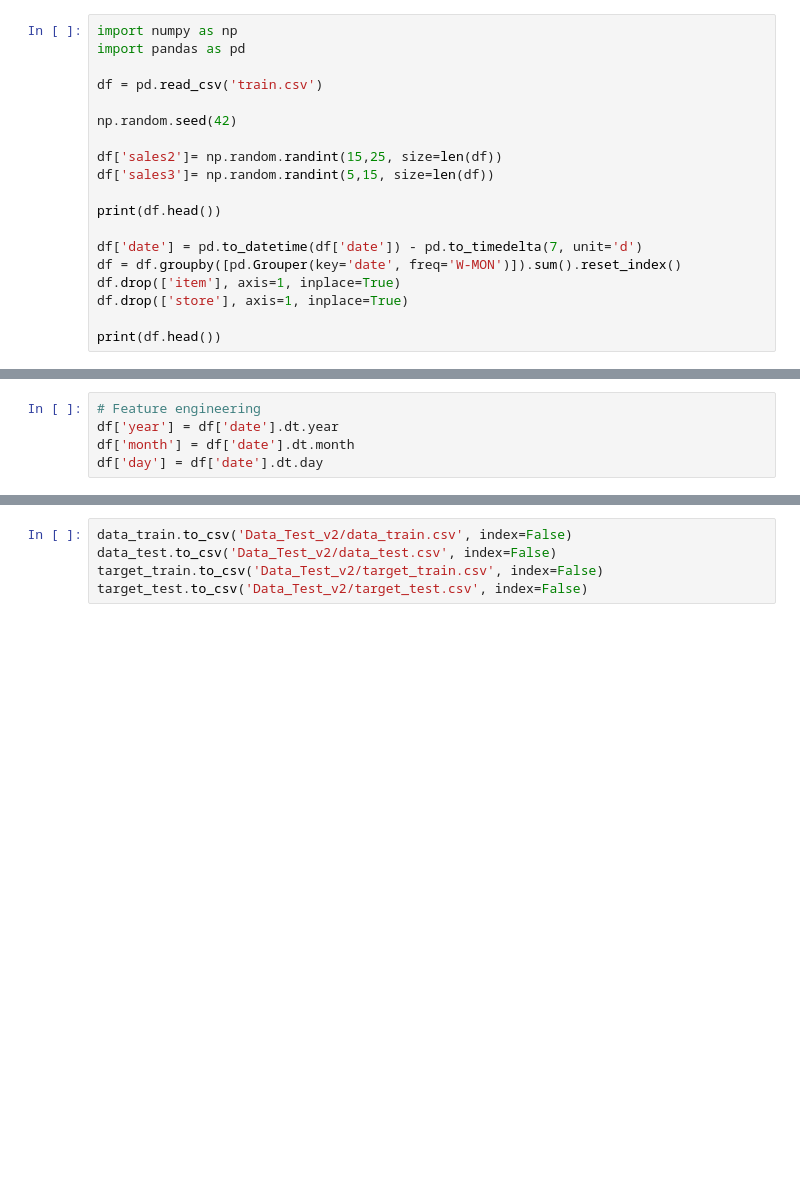
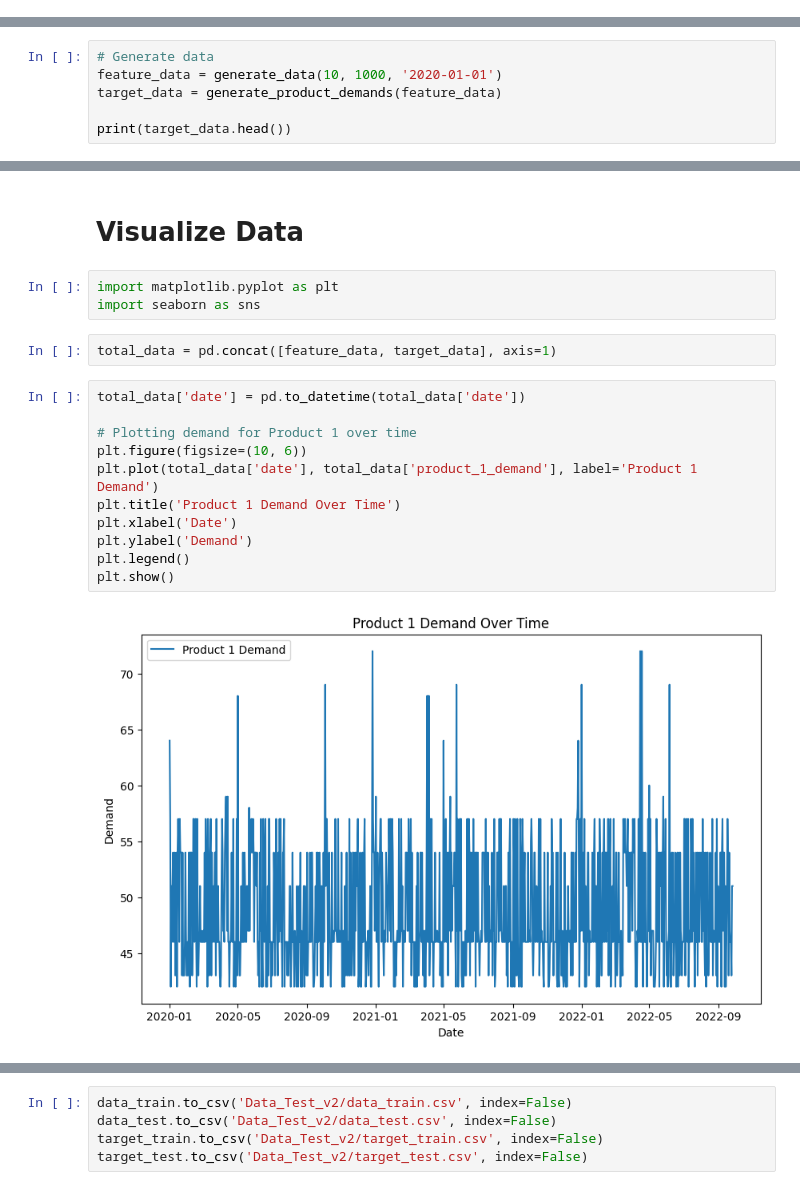
Before and after one commit to Lanza-git/Integrated-vs-Seperated-Master-Thesis, a Jupyter notebook: Data_Handler_multi_item.ipynb, the cells around one changed output, grey strips where cells are left out. Saved outputs shown, nothing was run; the diff lists cells and outputs as text; blank space fills up the shorter version.

Commit message:
New Data Handler

```diff
--- a/Data_Handler_multi_item.ipynb
+++ b/Data_Handler_multi_item.ipynb
@@ -1,19 +0,0 @@
-# %%
-import numpy as np
-import pandas as pd
-
-df = pd.read_csv('train.csv')
-
-np.random.seed(42)
-
-df['sales2']= np.random.randint(15,25, size=len(df))
-df['sales3']= np.random.randint(5,15, size=len(df))
-
-print(df.head())
-
-df['date'] = pd.to_datetime(df['date']) - pd.to_timedelta(7, unit='d')
-df = df.groupby([pd.Grouper(key='date', freq='W-MON')]).sum().reset_index()
-df.drop(['item'], axis=1, inplace=True)
-df.drop(['store'], axis=1, inplace=True)
-
-print(df.head())
@@ -33,5 +0,0 @@ print(df.head())
-# %%
-# Feature engineering
-df['year'] = df['date'].dt.year
-df['month'] = df['date'].dt.month
-df['day'] = df['date'].dt.day
@@ -37,0 +93,6 @@ df['day'] = df['date'].dt.day
+# %%
+# Generate data
+feature_data = generate_data(10, 1000, '2020-01-01')
+target_data = generate_product_demands(feature_data)
+
+print(target_data.head())
@@ -37,0 +113,20 @@ df['day'] = df['date'].dt.day
+# %% [markdown]
+# Visualize Data
+# %%
+import matplotlib.pyplot as plt
+import seaborn as sns
+# %%
+total_data = pd.concat([feature_data, target_data], axis=1)
+# %%
+total_data['date'] = pd.to_datetime(total_data['date'])
+
+# Plotting demand for Product 1 over time
+plt.figure(figsize=(10, 6))
+plt.plot(total_data['date'], total_data['product_1_demand'], label='Product 1 Demand')
+plt.title('Product 1 Demand Over Time')
+plt.xlabel('Date')
+plt.ylabel('Demand')
+plt.legend()
+plt.show()
+# %% [output]
+[figure, added]
```
Also changed, not shown: parts of 7 cells of this notebook.
